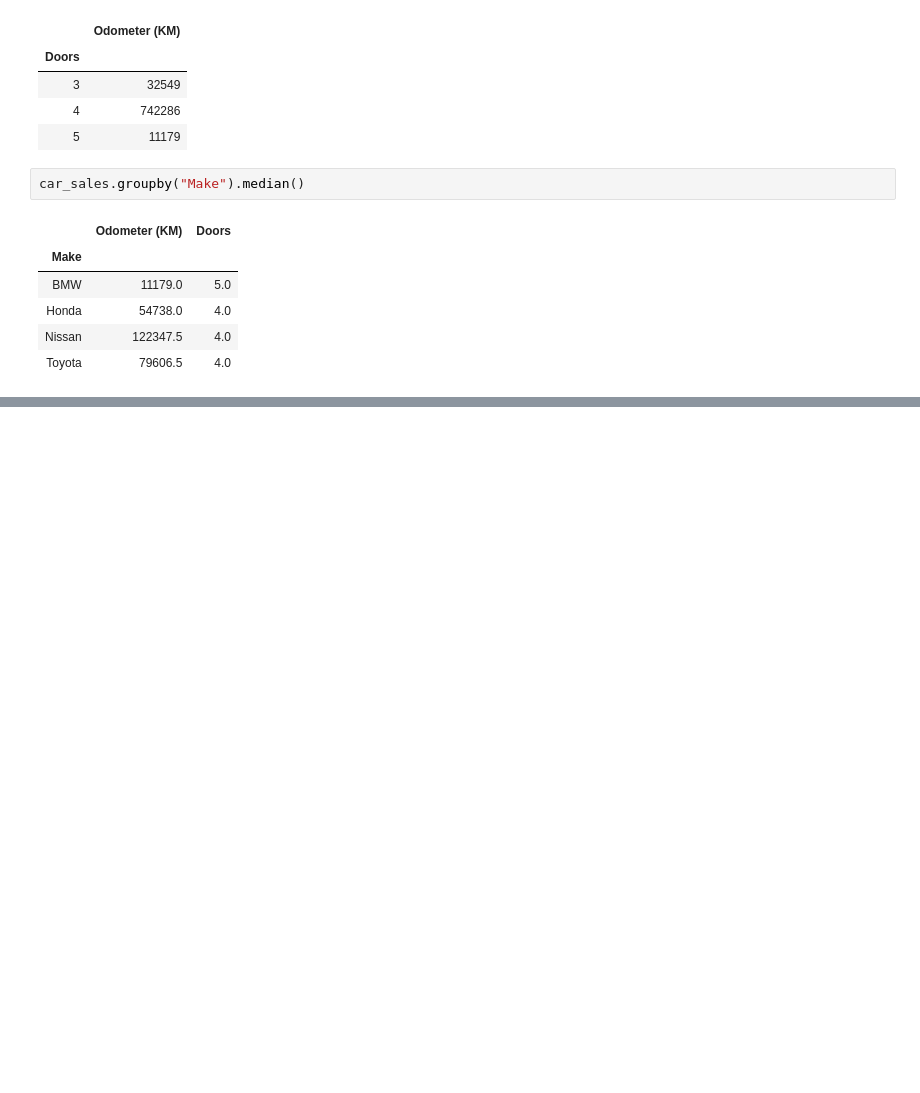
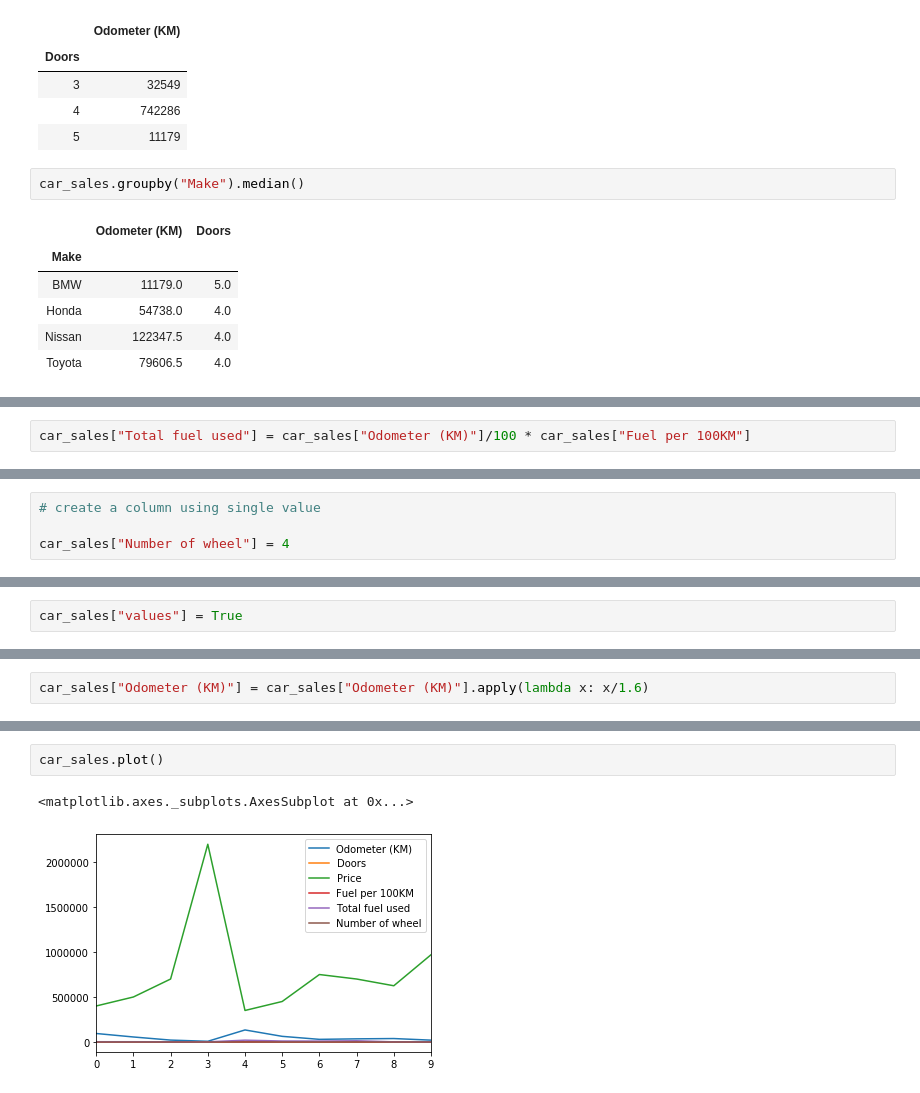
Before and after one commit to a2r7i4f3/MachineLearningTraining, a Jupyter notebook: pandas-introduction.ipynb, the cells around one changed output, grey strips where cells are left out. Saved outputs shown, nothing was run; the diff lists cells and outputs as text; blank space fills up the shorter version.

```diff
--- a/pandas-introduction.ipynb
+++ b/pandas-introduction.ipynb
@@ -321,0 +462,2 @@ car_sales.groupby("Make").median().plot()
+# %%
+car_sales["Total fuel used"] = car_sales["Odometer (KM)"]/100 * car_sales["Fuel per 100KM"]
@@ -321,0 +494,4 @@ car_sales.groupby("Make").median().plot()
+# %%
+# create a column using single value
+
+car_sales["Number of wheel"] = 4
@@ -321,0 +542,2 @@ car_sales.groupby("Make").median().plot()
+# %%
+car_sales["values"] = True
@@ -321,0 +606,2 @@ car_sales.groupby("Make").median().plot()
+# %%
+car_sales["Odometer (KM)"] = car_sales["Odometer (KM)"].apply(lambda x: x/1.6)
@@ -321,0 +622,5 @@ car_sales.groupby("Make").median().plot()
+# %%
+car_sales.plot()
+# %% [output]
+<matplotlib.axes._subplots.AxesSubplot at 0x...>
+[figure, added]
```
Also changed, not shown: parts of 33 cells of this notebook, 3 other files.
